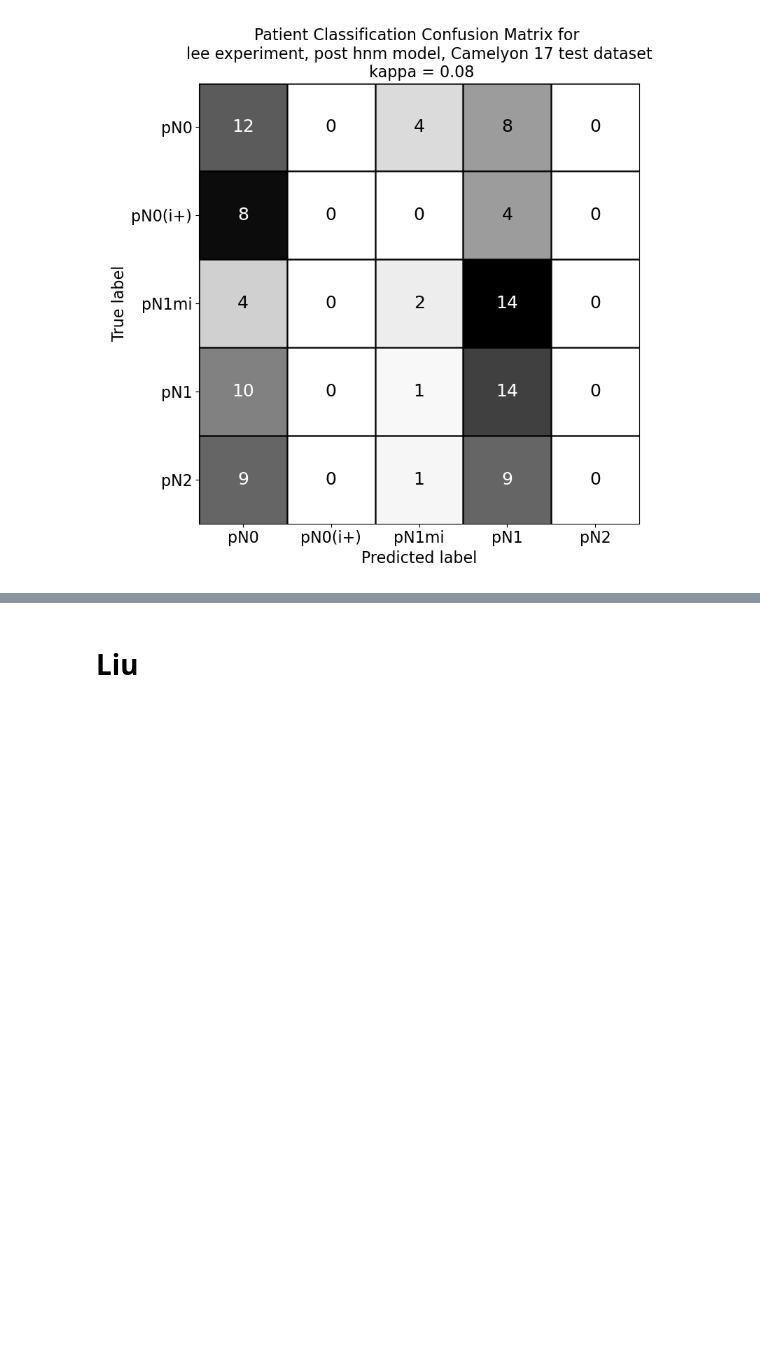
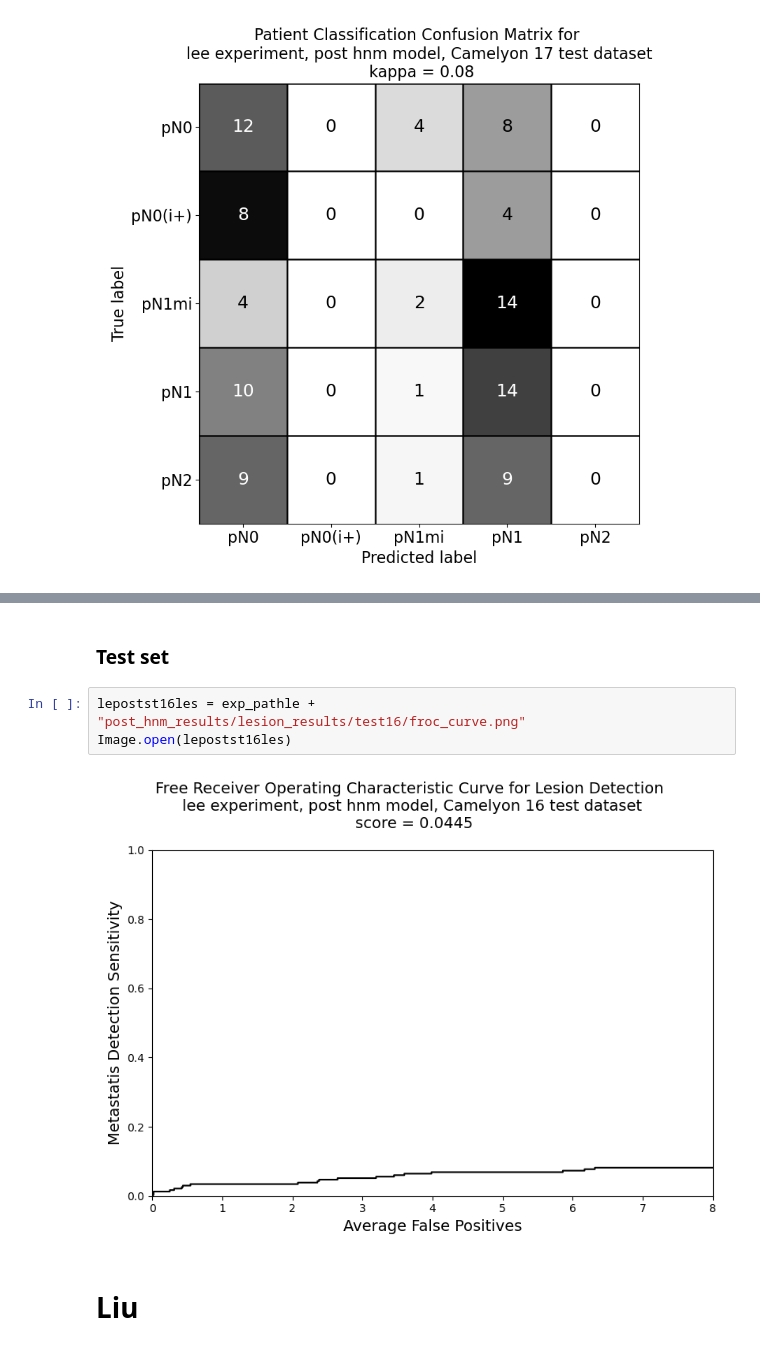
Before and after one commit to StAndrewsMedTech/repathcamelyon, a Jupyter notebook: notebooks/2021_04_19_CF_results.ipynb, the cells around one changed output, grey strips where cells are left out. Cells and saved outputs as stored; diff of their text form; blank space fills up the shorter version.

```diff
--- a/notebooks/2021_04_19_CF_results.ipynb
+++ b/notebooks/2021_04_19_CF_results.ipynb
@@ -307,3 +332,10 @@ Image.open(letstpat17_cm)
+# %% [markdown]
+### Test set
+# %%
+lepostst16les = exp_pathle + "post_hnm_results/lesion_results/test16/froc_curve.png"
+Image.open(lepostst16les)
+# %% [output]
+[figure, added]
 # %% [markdown]
 # Liu
 # %% [markdown]
```
Also changed, not shown: parts of 15 cells of this notebook, 13 other files.
